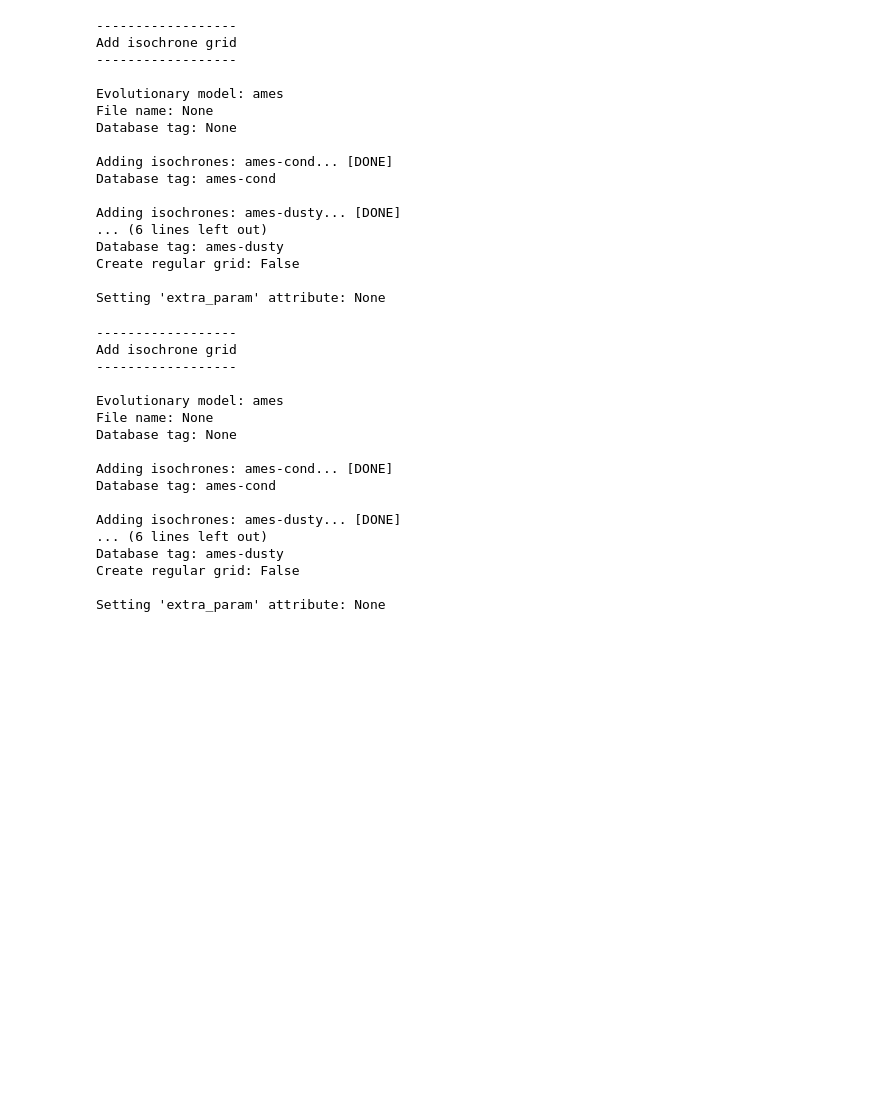
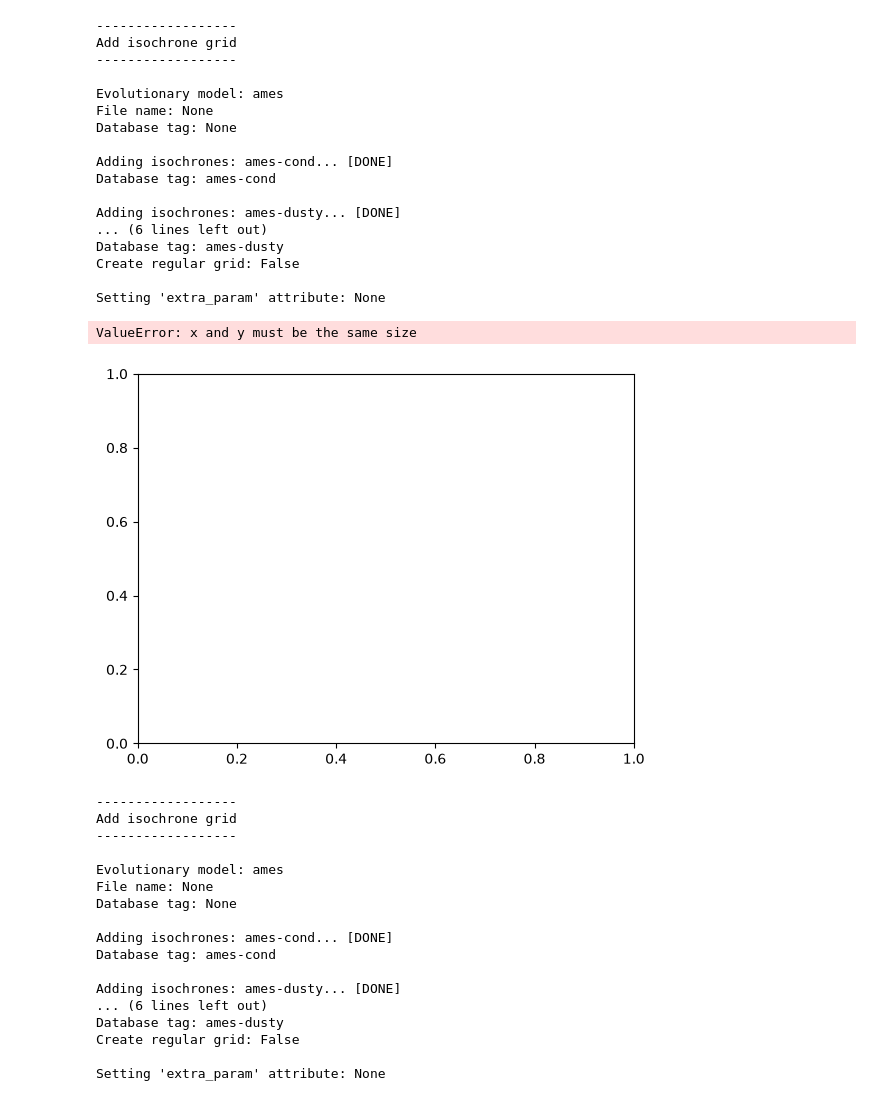
Before and after one commit to h0sh1z0ra/masses_to_ages, a Jupyter notebook: age_to_mass.ipynb, the cells around one changed output. Cells and saved outputs as stored; diff of their text form; code cells hidden in the pictures; blank space fills up the shorter version.

```diff
--- a/age_to_mass.ipynb
+++ b/age_to_mass.ipynb
@@ -153,7 +153,7 @@ N = 200
 masses_from_age = mass_to_age_mc(brightness, sigma_b, N)
 age_arr         = np.array([age for age in masses_from_age.keys()])
 
-mcmc_ages = []
+mc_ages = []
 
 m_planet      = 3.2
 sigma_m_lower = 0.6
@@ -165,7 +165,7 @@ mass_arr = np.where(draws < 0, draws*sigma_m_lower, draws*sigma_m_upper) + m_pla
 for i in range(N):
     masses_from_age_arr = np.array([m[i] for m in masses_from_age.values()])
     age = np.interp(mass_arr[i], masses_from_age_arr, age_arr)
-    mcmc_ages.append(age)
+    mc_ages.append(age)
 # %%
 import numpy as np
 import matplotlib.pyplot as plt
@@ -219,7 +219,7 @@ N = 200
 masses_from_age = mass_to_age_mc(brightness, sigma_b, N)
 age_arr         = np.array([age for age in masses_from_age.keys()])
 
-mcmc_ages = []
+mc_ages = []
 
 m_planet      = 9.6
 sigma_m_lower = 1.8
@@ -231,14 +231,14 @@ mass_arr = np.where(draws < 0, draws*sigma_m_lower, draws*sigma_m_upper) + m_pla
 for i in range(N):
     masses_from_age_arr = np.array([m[i] for m in masses_from_age.values()])
     age = np.interp(mass_arr[i], masses_from_age_arr, age_arr)
-    mcmc_ages.append(age)
+    mc_ages.append(age)
 # %%
 import numpy as np
 import matplotlib.pyplot as plt
 
 # --- inputs -----------------------------------------------------------------
-# mcmc_ages : array of sampled ages (Myr) from the inversion
-p16, p50, p84 = np.percentile(mcmc_ages, [16, 50, 84])
+# mc_ages : array of sampled ages (Myr) from the inversion
+p16, p50, p84 = np.percentile(mc_ages, [16, 50, 84])
 print(f"Percentiles: {p16}, {p50}, {p84}")
 
 lit_age1, lit_err1 = 24.3, 3     # beta Pictoris age, Myr
@@ -247,7 +247,7 @@ lit_age2, lit_err2 = 45, 4       # Columba association age, Myr
 # --- figure -----------------------------------------------------------------
 fig, ax = plt.subplots(figsize=(7, 4.5))
 
-ax.hist(mcmc_ages, bins=40, color="#2BB7C4", edgecolor="white",
+ax.hist(mc_ages, bins=40, color="#2BB7C4", edgecolor="white",
         linewidth=0.6, alpha=0.9, zorder=2)
 
 # this work
@@ -328,17 +328,17 @@ def age_from_mass(m_planet: int, sigma_m: list[float, float], brightness: float,
     age_arr   = np.array([age for age in computed_ages.keys()])
 
     # Holds final calculated ages
-    mcmc_ages = []
+    mc_ages = []
 
     # Monte Carlo sample ages from mass uncertainties
     for i in range(N):
         masses_from_age_arr = np.array([m[i] for m in computed_ages.values()])
         age = np.interp(mass_arr[i], masses_from_age_arr, age_arr)
-        mcmc_ages.append(age)
+        mc_ages.append(age)
 
     # Printing percentiles
     # Compute 16th, 50th and 84th percentile from ages
-    p16, p50, p84 = np.percentile(mcmc_ages, [16, 50, 84])
+    p16, p50, p84 = np.percentile(mc_ages, [16, 50, 84])
 
     if planet_name:
         print(f"Percentiles of {planet_name}: {p16:.5f}, {p50:.5f}, {p84:.5f}")
@@ -354,7 +354,7 @@ def age_from_mass(m_planet: int, sigma_m: list[float, float], brightness: float,
 
         # Plotting ===================================================================
         fig, ax = plt.subplots(figsize = (8, 5))
-        ax.hist(mcmc_ages, bins = 40, edgecolor="white", linewidth=0.6, alpha=0.9, zorder=2,
+        ax.hist(mc_ages, bins = 40, edgecolor="white", linewidth=0.6, alpha=0.9, zorder=2,
                 color="#2BB7C4")
 
         # Computed values
@@ -390,7 +390,7 @@ def age_from_mass(m_planet: int, sigma_m: list[float, float], brightness: float,
 
         plt.show()
 
-    return np.array(mcmc_ages)
+    return np.array(mc_ages)
 # %%
 ages = age_from_mass(35, [10, 10], -2.8, [0.3, 0.3], lit_values = [15.3, 3, 3], show_hist=False, planet_name="HD_136164_Ab", parent_star_name="HD_136164_A")
 # %%
@@ -608,6 +696,11 @@ Database tag: ames-dusty
 Create regular grid: False
 
 Setting 'extra_param' attribute: None
+# %%
+AFLepB.plot_mass_age_scatter()
+# %% [output]
+ValueError: x and y must be the same size
+[figure, added]
 # %%
 HR8799b = Ages(m_planet = 5.8,
                sigma_m = [0.8, 0.8],
```
Also changed, not shown: parts of 6 cells of this notebook, 16 other files.
